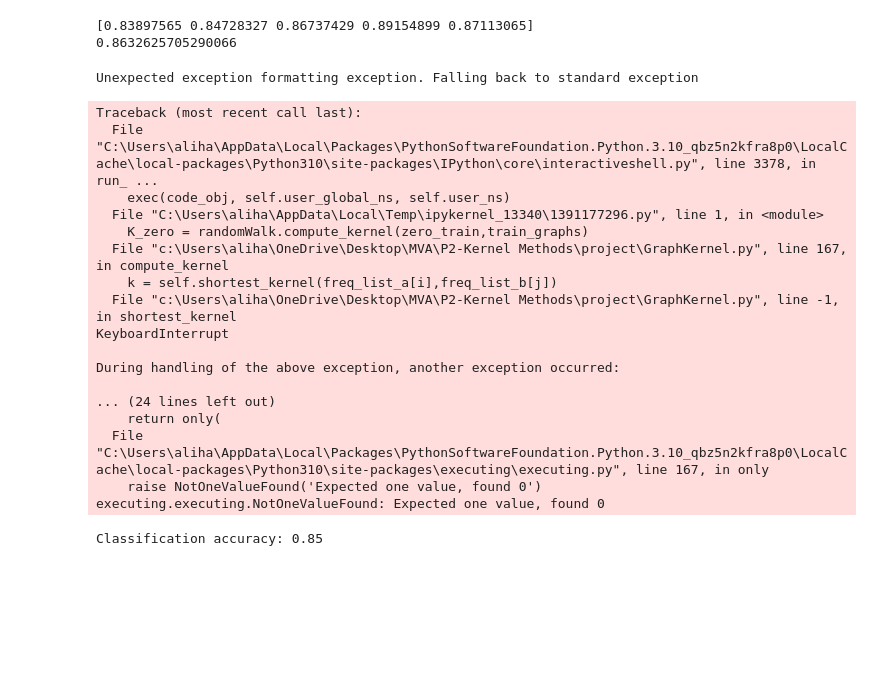
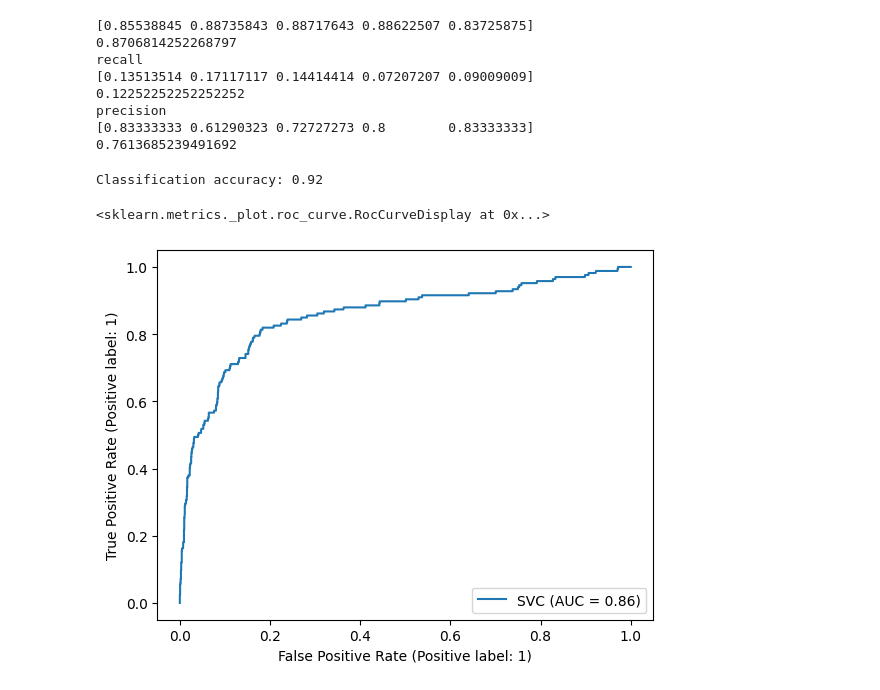
Before and after one commit to AliHaidar97/MVA-Kernel-Challenge, a Jupyter notebook: main.ipynb, the cells around one changed output. Cells and saved outputs as stored; diff of their text form; code cells hidden in the pictures; blank space fills up the shorter version.

```diff
--- a/main.ipynb
+++ b/main.ipynb
@@ -71,45 +70,40 @@ from sklearn.model_selection import cross_val_score
 from sklearn.svm import SVC
 from sklearn.model_selection import StratifiedKFold
 
-skf = StratifiedKFold(n_splits=5,shuffle =True)
+skf = StratifiedKFold(n_splits=5)
 score = cross_val_score(SVC(C = C, kernel='precomputed',  probability=True, class_weight='balanced'), K_train, train_labels, cv=skf, scoring = 'roc_auc')
 print(score)
 print(np.mean(score))
+
+print("recall")
+score = cross_val_score(SVC(C = C, kernel='precomputed',  probability=True, class_weight='balanced'), K_train, train_labels, cv=skf,scoring='recall')
+print(score)
+print(np.mean(score))
+
+print("precision")
+score = cross_val_score(SVC(C = C, kernel='precomputed',  probability=True, class_weight='balanced'), K_train, train_labels, cv=skf,scoring='precision')
+print(score)
+print(np.mean(score))
 # %% [output]
-[0.83897565 0.84728327 0.86737429 0.89154899 0.87113065]
-0.8632625705290066
+[0.85538845 0.88735843 0.88717643 0.88622507 0.83725875]
+0.8706814252268797
+recall
+[0.13513514 0.17117117 0.14414414 0.07207207 0.09009009]
+0.12252252252252252
+precision
+[0.83333333 0.61290323 0.72727273 0.8        0.83333333]
+0.7613685239491692
-# %%
-K_zero = randomWalk.compute_kernel(zero_train,train_graphs)
-# %% [output]
-Unexpected exception formatting exception. Falling back to standard exception
-Traceback (most recent call last):
-  File "C:\Users\aliha\AppData\Local\Packages\PythonSoftwareFoundation.Python.3.10_qbz5n2kfra8p0\LocalCache\local-packages\Python310\site-packages\IPython\core\interactiveshell.py", line 3378, in run_ ...
-    exec(code_obj, self.user_global_ns, self.user_ns)
-  File "C:\Users\aliha\AppData\Local\Temp\ipykernel_13340\1391177296.py", line 1, in <module>
-    K_zero = randomWalk.compute_kernel(zero_train,train_graphs)
-  File "c:\Users\aliha\OneDrive\Desktop\MVA\P2-Kernel Methods\project\GraphKernel.py", line 167, in compute_kernel
-    k = self.shortest_kernel(freq_list_a[i],freq_list_b[j])
-  File "c:\Users\aliha\OneDrive\Desktop\MVA\P2-Kernel Methods\project\GraphKernel.py", line -1, in shortest_kernel
-KeyboardInterrupt
-
-During handling of the above exception, another exception occurred:
-
-... (24 lines left out)
-    return only(
-  File "C:\Users\aliha\AppData\Local\Packages\PythonSoftwareFoundation.Python.3.10_qbz5n2kfra8p0\LocalCache\local-packages\Python310\site-packages\executing\executing.py", line 167, in only
-    raise NotOneValueFound('Expected one value, found 0')
-executing.executing.NotOneValueFound: Expected one value, found 0
 # %%
+
 from sklearn.svm import SVC
 from sklearn.metrics import accuracy_score
-clf = SVC(C = C, kernel='precomputed',  probability=True)
+clf = SVC(C = C, kernel='precomputed',  probability=True,class_weight='balanced')
 
 # Fit on the train Kernel
 clf.fit(K_train, train_labels)
 
-# Predict and test.
-y_pred = clf.predict(K_zero)
+if(K_zero.shape[0] > 0):
+    # Predict and test.
+    y_pred = clf.predict(K_zero)
 
-print("Classification accuracy: %0.2f" % accuracy_score(y_zeros, y_pred))
+    print("Classification accuracy: %0.2f" % accuracy_score(y_zeros, y_pred))
-# %% [output]
-Classification accuracy: 0.85
@@ -116,3 +124,21 @@ Classification accuracy: 0.85
+# %%
+from sklearn.svm import SVC
+from sklearn.metrics import accuracy_score
+clf = SVC(C = C, kernel='precomputed',  probability=True,class_weight='balanced')
+
+# Fit on the train Kernel
+clf.fit(X_train_K, y_train)
+
+# Predict and test.
+y_pred = clf.predict(X_test_K)
+
+print("Classification accuracy: %0.2f" % accuracy_score(y_test, y_pred))
+from sklearn.metrics import plot_roc_curve, auc
+plot_roc_curve(clf, X_test_K, y_test)
+# %% [output]
+Classification accuracy: 0.92
+<sklearn.metrics._plot.roc_curve.RocCurveDisplay at 0x...>
+[figure, added]
 # %%
 from sklearn.metrics import confusion_matrix
 from sklearn import metrics
```
Also changed, not shown: parts of 26 cells of this notebook, 8 other files.
